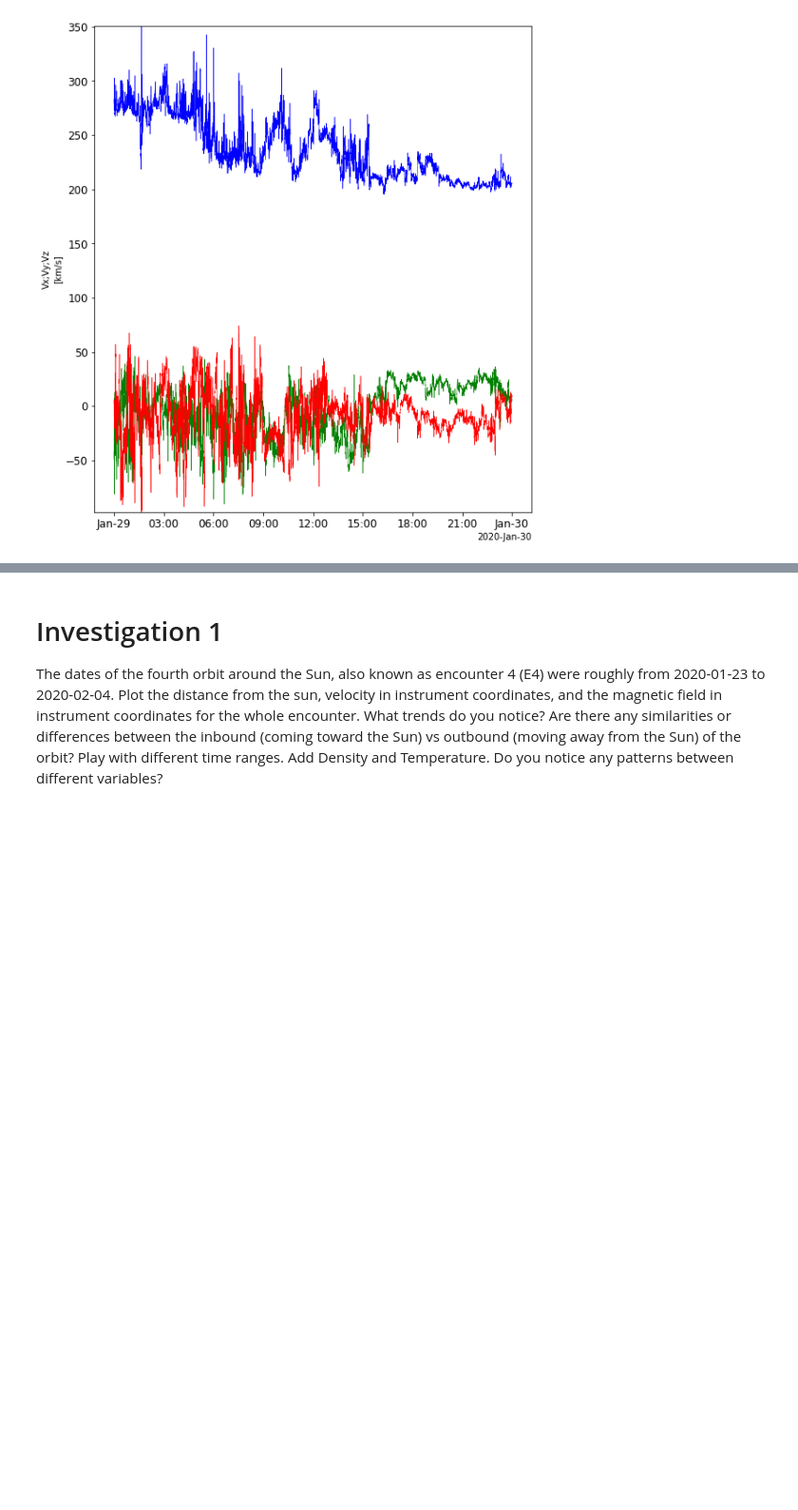
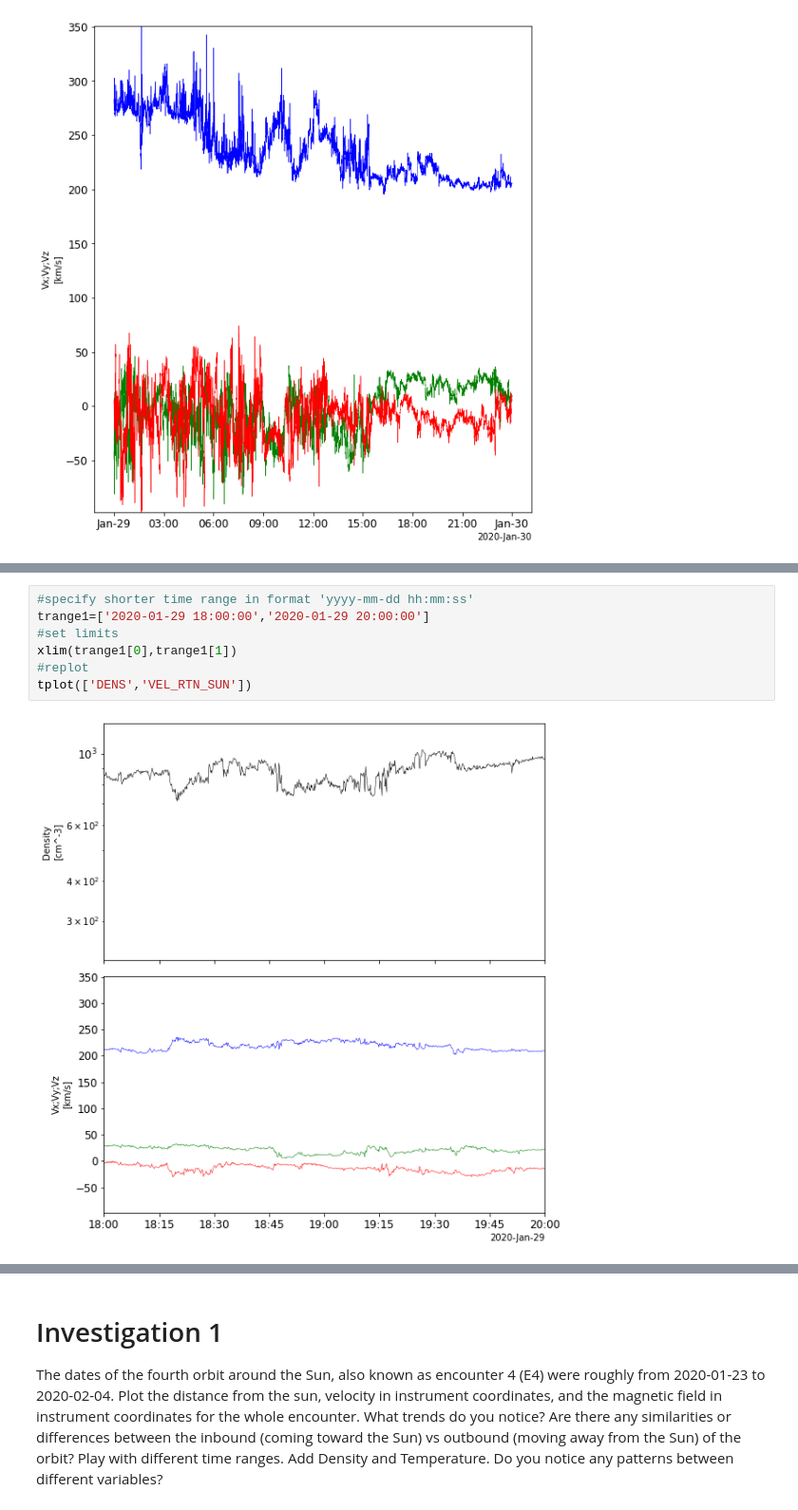
Before and after one commit to jlverniero/PSP_Data_Analysis_Tutorials, a Jupyter notebook: PSP_data_tutorial_pyspedas_v0.ipynb, the cells around one changed output, grey strips where cells are left out. Shown at 95% size. Cells and saved outputs as stored; diff of their text form; blank space fills up the shorter version.

Commit message:
Pyspedas tutorial
added xlim and ylim

```diff
--- a/PSP_data_tutorial_pyspedas_v0.ipynb
+++ b/PSP_data_tutorial_pyspedas_v0.ipynb
@@ -68,0 +82,9 @@ tplot(['DENS','VEL_RTN_SUN'])
+# %%
+#specify shorter time range in format 'yyyy-mm-dd hh:mm:ss'
+trange1=['2020-01-29 18:00:00','2020-01-29 20:00:00']
+#set limits
+xlim(trange1[0],trange1[1])
+#replot
+tplot(['DENS','VEL_RTN_SUN'])
+# %% [output]
+[figure, added]
```
Also changed, not shown: parts of 6 cells of this notebook.
